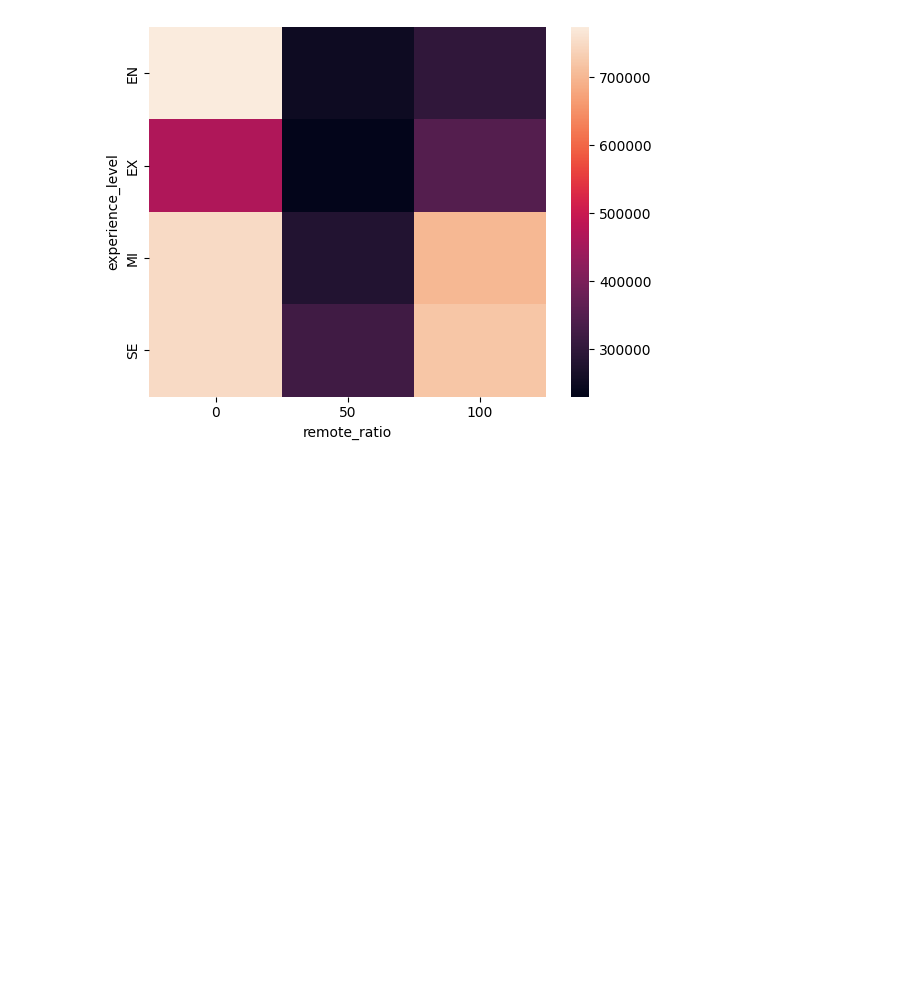
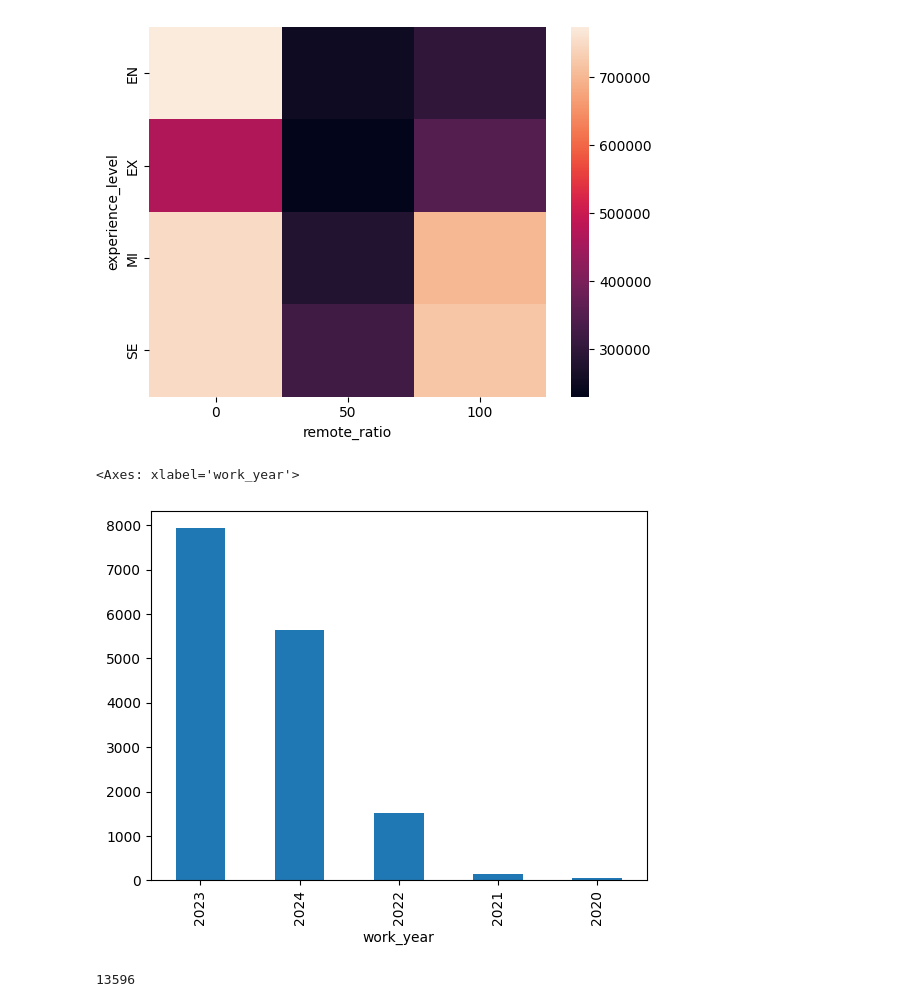
Before and after one commit to LLM-FRIENDS/dream-salary, a Jupyter notebook: data-engineering-salary/test.ipynb, the cells around one changed output. Cells and saved outputs as stored; diff of their text form; code cells hidden in the pictures; blank space fills up the shorter version.

```diff
--- a/data-engineering-salary/test.ipynb
+++ b/data-engineering-salary/test.ipynb
@@ -111,3 +116,14 @@ sns.heatmap(df_heatmap.pivot(index="experience_level",columns="remote_ratio",val
 plt.show()
 # %% [output]
 [figure]
+# %%
+df_filtered["work_year"].value_counts().plot(kind="bar")
+# %% [output]
+<Axes: xlabel='work_year'>
+[figure, added]
+# %%
+#filter for nation US
+df_us=df_filtered[df_filtered["company_location"]=="US"]
+len(df_us)
+# %% [output]
+13596
```
Also changed, not shown: parts of 27 cells of this notebook.
